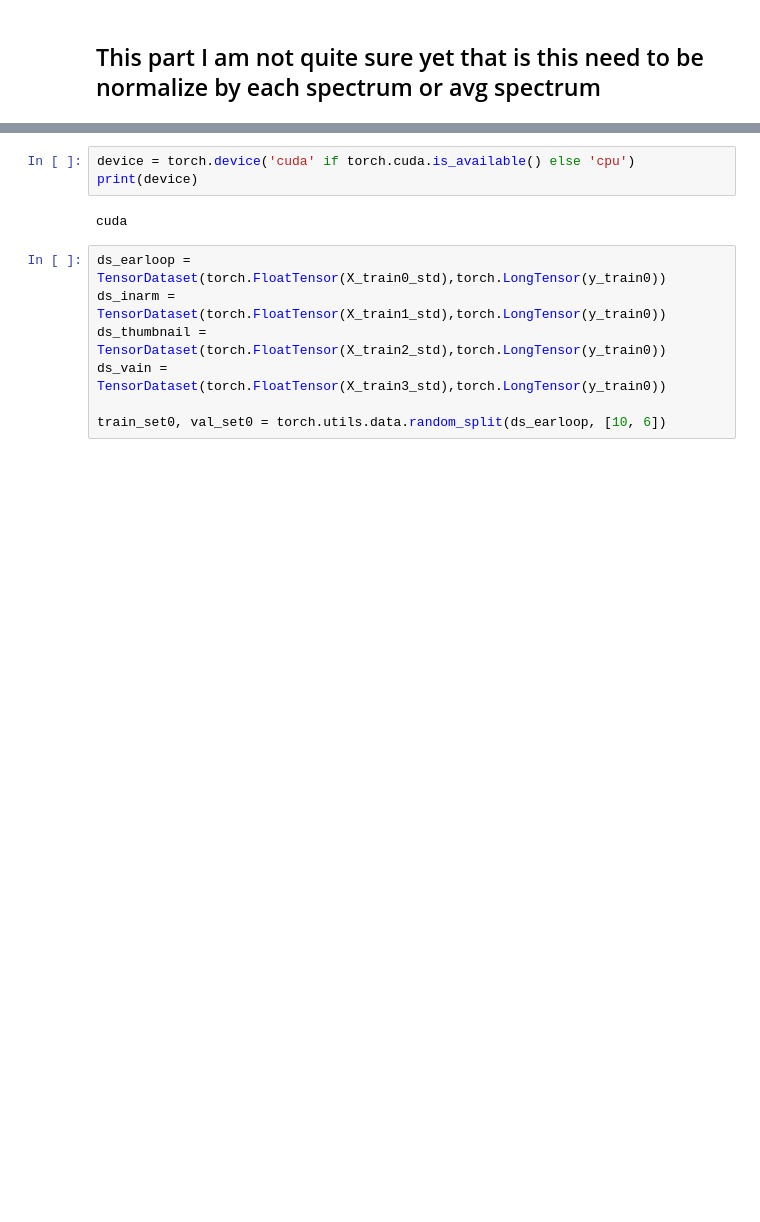
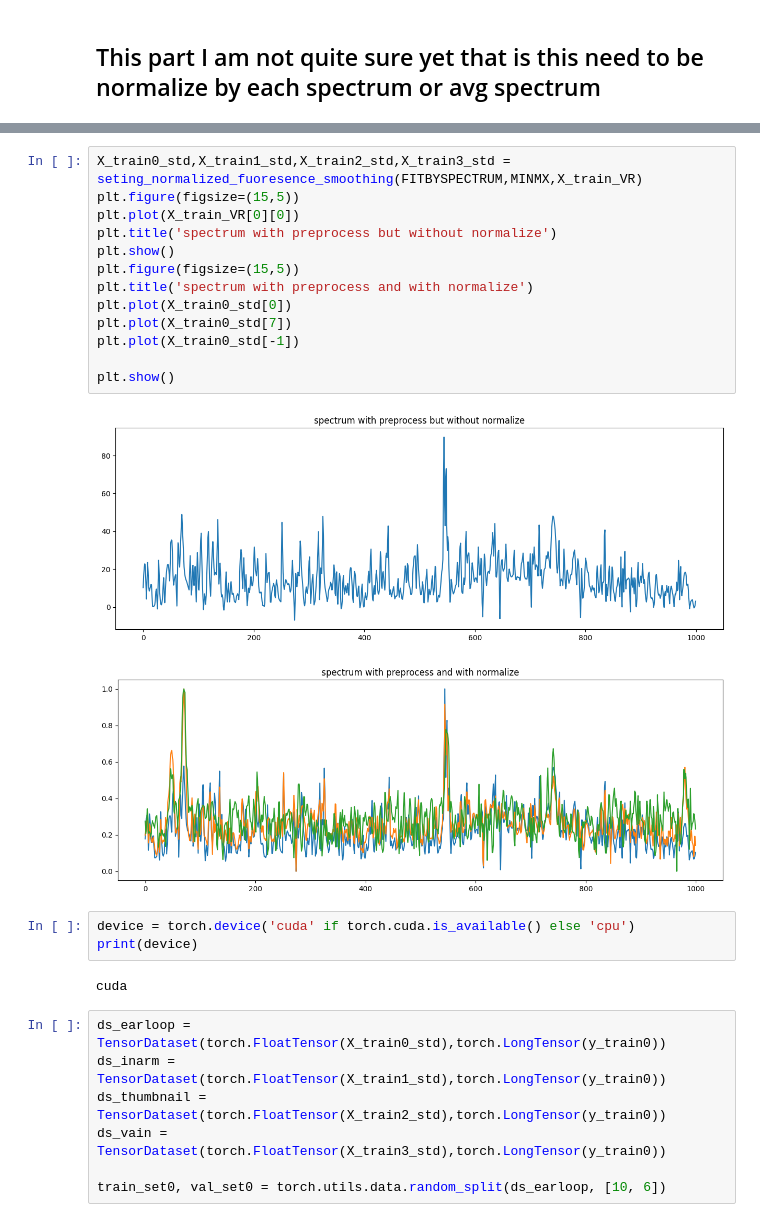
Before and after one commit to AtiChetsurakul/DataScienceAndMLProjects, a Jupyter notebook: Diabete_detection_withRamanSpec/datawatcher.ipynb, the cells around one changed output, grey strips where cells are left out. Saved outputs shown, nothing was run; the diff lists cells and outputs as text; blank space fills up the shorter version.

```diff
--- a/Diabete_detection_withRamanSpec/datawatcher.ipynb
+++ b/Diabete_detection_withRamanSpec/datawatcher.ipynb
@@ -636,3 +648,19 @@ plt.show
+# %%
+X_train0_std,X_train1_std,X_train2_std,X_train3_std = seting_normalized_fuoresence_smoothing(FITBYSPECTRUM,MINMX,X_train_VR)
+plt.figure(figsize=(15,5))
+plt.plot(X_train_VR[0][0])
+plt.title('spectrum with preprocess but without normalize')
+plt.show()
+plt.figure(figsize=(15,5))
+plt.title('spectrum with preprocess and with normalize')
+plt.plot(X_train0_std[0])
+plt.plot(X_train0_std[7])
+plt.plot(X_train0_std[-1])
+
+plt.show()
+# %% [output]
+[figure, added]
+[figure, added]
 # %%
 device = torch.device('cuda' if torch.cuda.is_available() else 'cpu')
 print(device)
```
Also changed, not shown: parts of 7 cells of this notebook, 2 other files.
